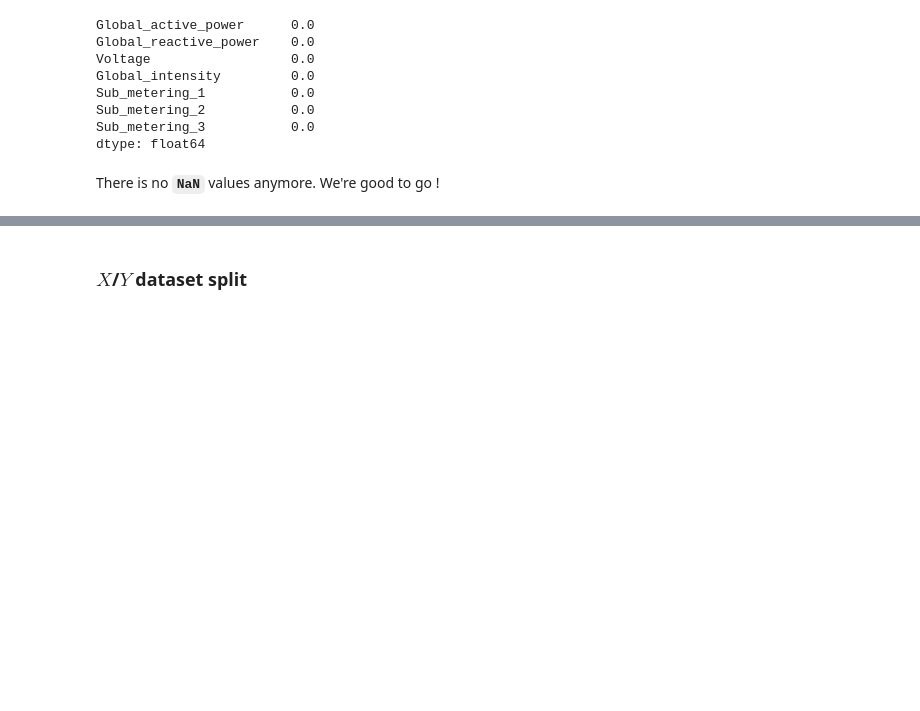
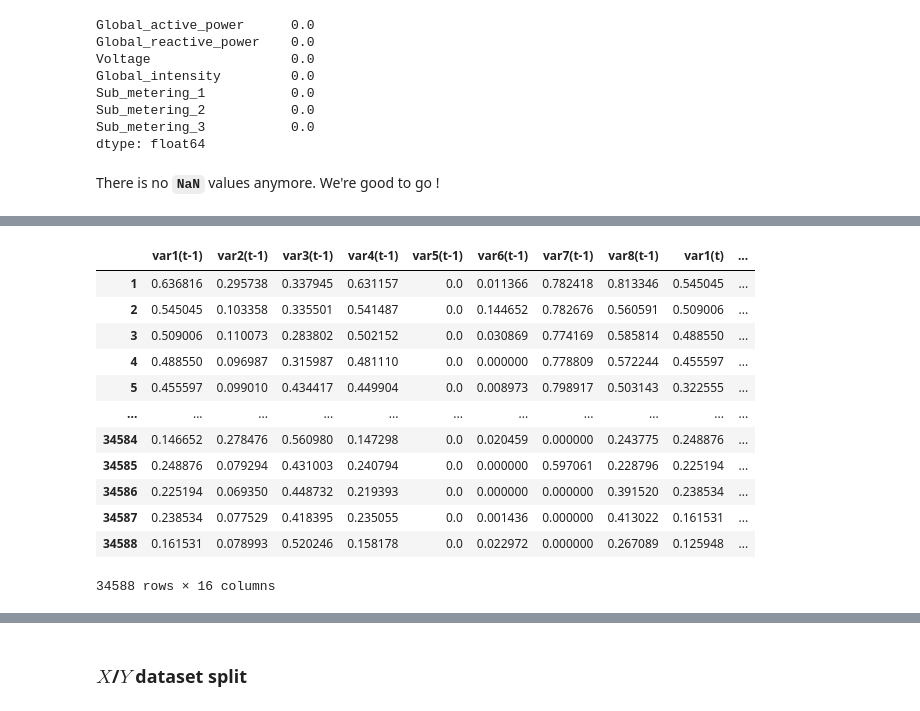
Before and after one commit to lcsrodriguez/dl-practicals, a Jupyter notebook: p4/p4.ipynb, the cells around one changed output, grey strips where cells are left out. Drawn from its saved outputs; the diff is of its cells as text; code cells hidden in the pictures; blank space fills up the shorter version.

```diff
--- a/p4/p4.ipynb
+++ b/p4/p4.ipynb
@@ -330,0 +356,2 @@ df.to_csv(path_or_buf="data/processed_dataset.csv",
+# %%
+df_resample = df.resample('h').mean()
@@ -330,0 +385,6 @@ df.to_csv(path_or_buf="data/processed_dataset.csv",
+# %%
+# Normalization process using the RobustScaler processor
+scaler = MinMaxScaler() # RobustScaler()
+
+# Normalization processes
+df_resample = scaler.fit_transform(df_resample)
@@ -330,0 +436,16 @@ df.to_csv(path_or_buf="data/processed_dataset.csv",
+# %%
+r
+# %% [output]
+|  | var1(t-1) | var2(t-1) | var3(t-1) | var4(t-1) | var5(t-1) | var6(t-1) | var7(t-1) | var8(t-1) | var1(t) | ... |
+| 1 | 0.636816 | 0.295738 | 0.337945 | 0.631157 | 0.0 | 0.011366 | 0.782418 | 0.813346 | 0.545045 | ... |
+| 2 | 0.545045 | 0.103358 | 0.335501 | 0.541487 | 0.0 | 0.144652 | 0.782676 | 0.560591 | 0.509006 | ... |
+| 3 | 0.509006 | 0.110073 | 0.283802 | 0.502152 | 0.0 | 0.030869 | 0.774169 | 0.585814 | 0.488550 | ... |
+| 4 | 0.488550 | 0.096987 | 0.315987 | 0.481110 | 0.0 | 0.000000 | 0.778809 | 0.572244 | 0.455597 | ... |
+| 5 | 0.455597 | 0.099010 | 0.434417 | 0.449904 | 0.0 | 0.008973 | 0.798917 | 0.503143 | 0.322555 | ... |
+| ... | ... | ... | ... | ... | ... | ... | ... | ... | ... | ... |
+| 34584 | 0.146652 | 0.278476 | 0.560980 | 0.147298 | 0.0 | 0.020459 | 0.000000 | 0.243775 | 0.248876 | ... |
+| 34585 | 0.248876 | 0.079294 | 0.431003 | 0.240794 | 0.0 | 0.000000 | 0.597061 | 0.228796 | 0.225194 | ... |
+| 34586 | 0.225194 | 0.069350 | 0.448732 | 0.219393 | 0.0 | 0.000000 | 0.000000 | 0.391520 | 0.238534 | ... |
+| 34587 | 0.238534 | 0.077529 | 0.418395 | 0.235055 | 0.0 | 0.001436 | 0.000000 | 0.413022 | 0.161531 | ... |
+| 34588 | 0.161531 | 0.078993 | 0.520246 | 0.158178 | 0.0 | 0.022972 | 0.000000 | 0.267089 | 0.125948 | ... |
+34588 rows × 16 columns
```
Also changed, not shown: parts of 46 cells of this notebook.
